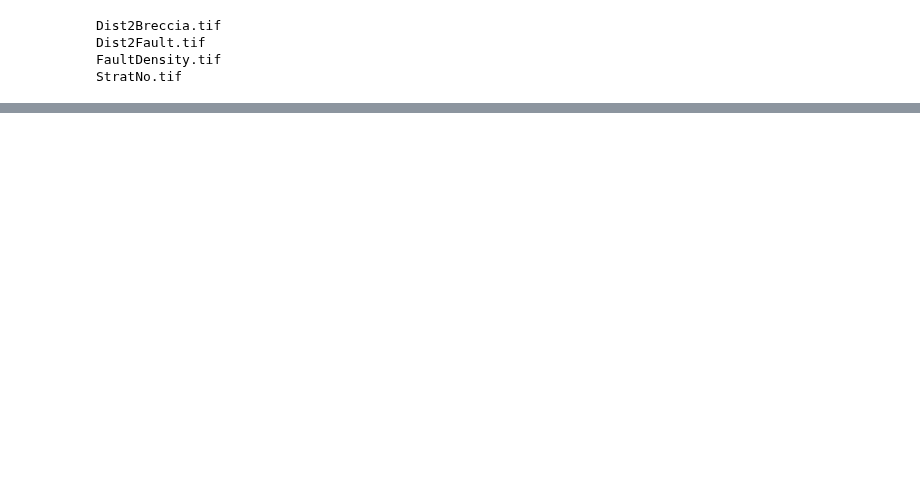
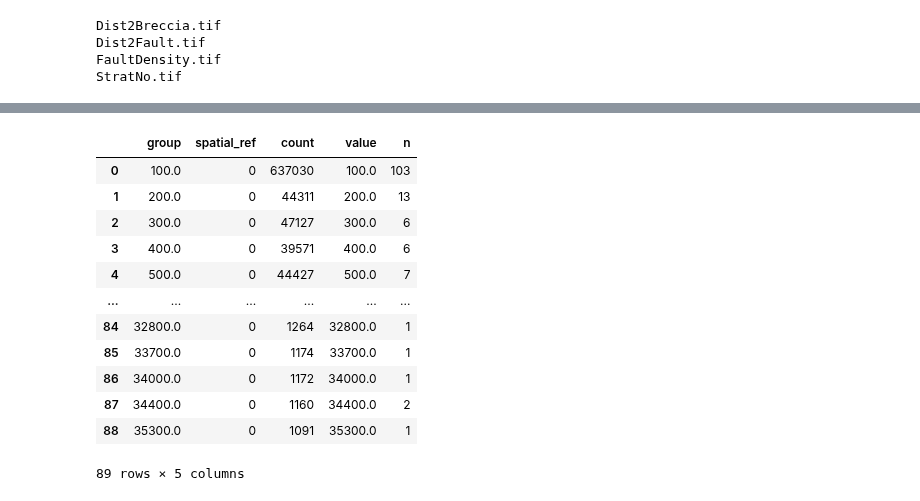
Before and after one commit to RichardScottOZ/Simple-Weights-of-Evidence, a Jupyter notebook: WoE-Test.ipynb, the cells around one changed output, grey strips where cells are left out. Cells and saved outputs as stored; diff of their text form; code cells hidden in the pictures; blank space fills up the shorter version.

Commit message:
freqTable2

```diff
--- a/WoE-Test.ipynb
+++ b/WoE-Test.ipynb
@@ -239,6 +214,7 @@ for d in valCount:
 # %%
-gb = valCount[d].groupby('group').count().reset_index()
-gb = gb[['group','count']]
-gb.columns = value
-
-gb
+valCount2 = {}
+for d in valCount:
+    gb = valCount[d].groupby('group').count().reset_index()
+    gb = gb[['group','count']]
+    gb.columns = ['value','n']
+    valCount2[d] = gb
@@ -262,0 +237,21 @@ gb
+# %%
+freqTable2 = {}
+for d in freq_table:
+    freqTable2[d] = freq_table[d].merge(valCount2[d], left_on="group",right_on="value")
+    freqTable2[d].fillna(0, inplace=True)
+# %%
+freqTable2['Dist2Breccia.tif']
+# %% [output]
+|  | group | spatial_ref | count | value | n |
+| 0 | 100.0 | 0 | 637030 | 100.0 | 103 |
+| 1 | 200.0 | 0 | 44311 | 200.0 | 13 |
+| 2 | 300.0 | 0 | 47127 | 300.0 | 6 |
+| 3 | 400.0 | 0 | 39571 | 400.0 | 6 |
+| 4 | 500.0 | 0 | 44427 | 500.0 | 7 |
+| ... | ... | ... | ... | ... | ... |
+| 84 | 32800.0 | 0 | 1264 | 32800.0 | 1 |
+| 85 | 33700.0 | 0 | 1174 | 33700.0 | 1 |
+| 86 | 34000.0 | 0 | 1172 | 34000.0 | 1 |
+| 87 | 34400.0 | 0 | 1160 | 34400.0 | 2 |
+| 88 | 35300.0 | 0 | 1091 | 35300.0 | 1 |
+89 rows × 5 columns
```
Also changed, not shown: parts of 4 cells of this notebook.
